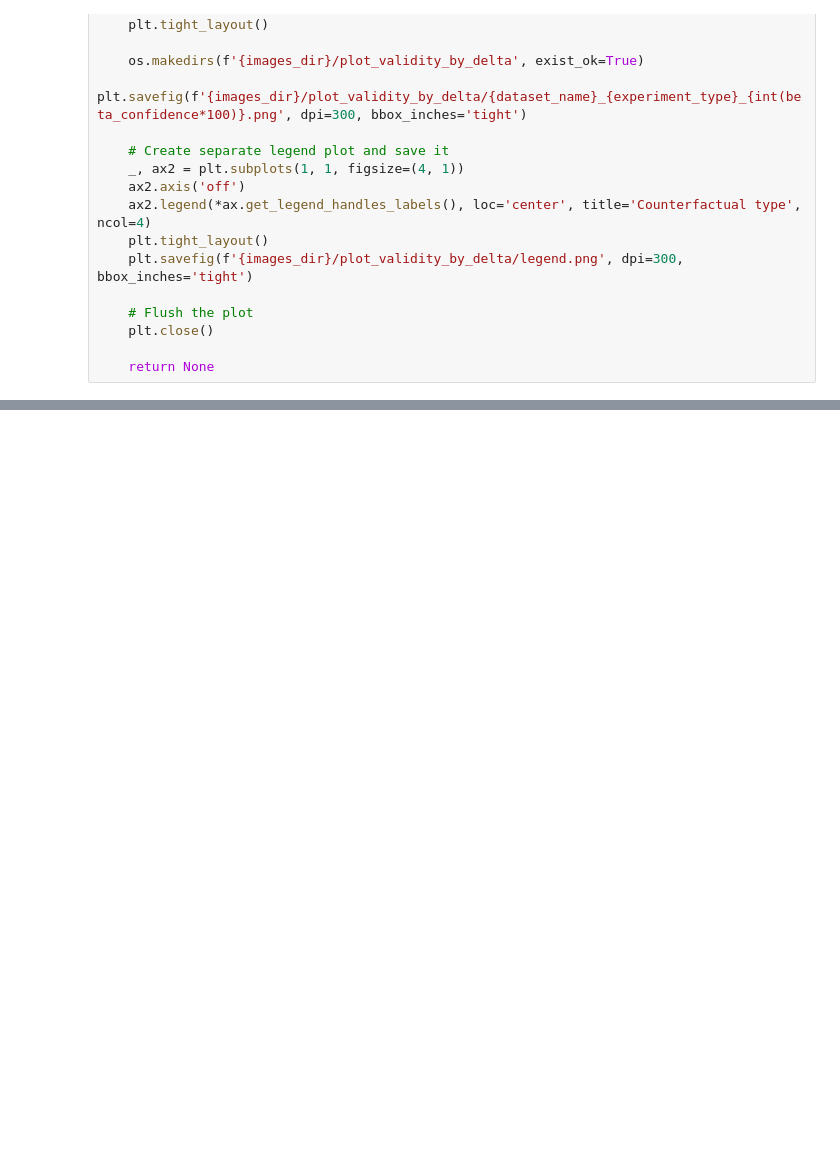
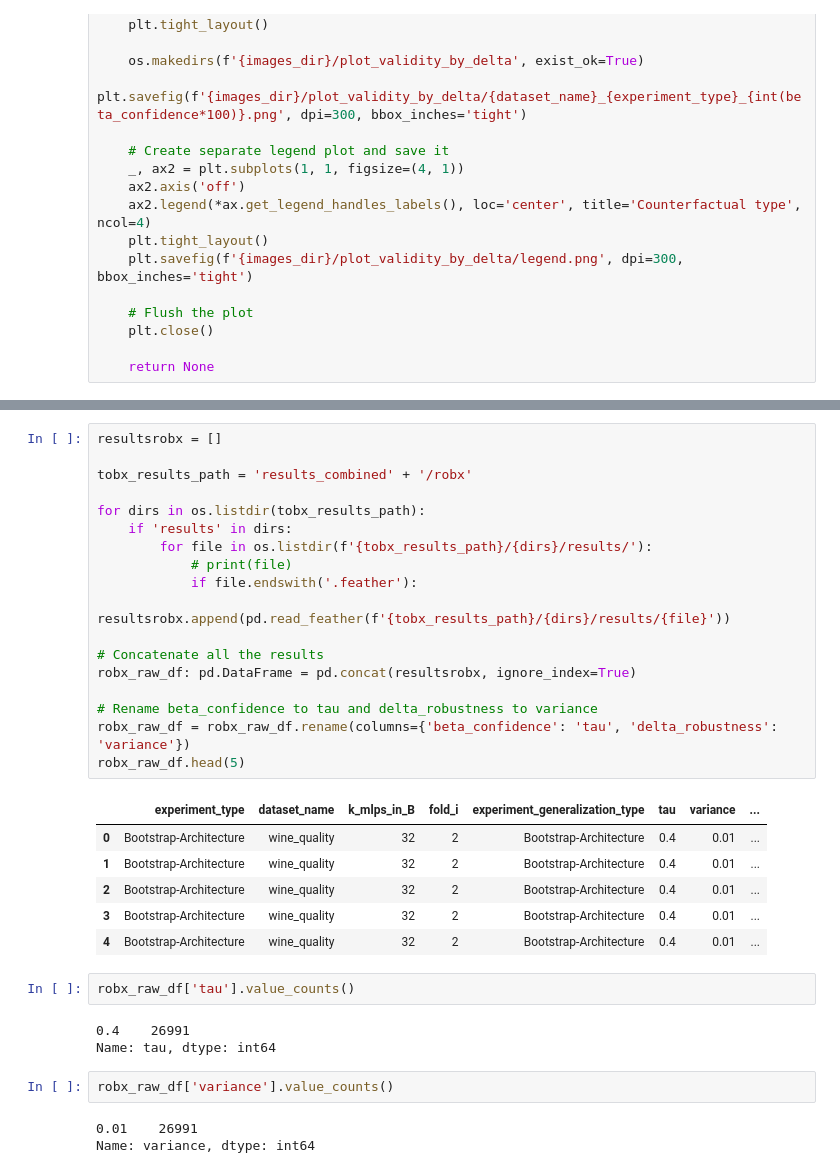
Before and after one commit to istepka/betarce, a Jupyter notebook: check.ipynb, the cells around one changed output, grey strips where cells are left out. Drawn from its saved outputs; the diff is of its cells as text; blank space fills up the shorter version.

```diff
--- a/check.ipynb
+++ b/check.ipynb
@@ -397,0 +433,35 @@ plt.savefig(f'{images_dir}/misc/validity_vs_mean_of_p_credible_interval.png', dp
+# %%
+resultsrobx = []
+
+tobx_results_path = 'results_combined' + '/robx'
+
+for dirs in os.listdir(tobx_results_path):
+    if 'results' in dirs:
+        for file in os.listdir(f'{tobx_results_path}/{dirs}/results/'):
+            # print(file)
+            if file.endswith('.feather'):
+                resultsrobx.append(pd.read_feather(f'{tobx_results_path}/{dirs}/results/{file}'))
+
+# Concatenate all the results
+robx_raw_df: pd.DataFrame = pd.concat(resultsrobx, ignore_index=True)
+
+# Rename beta_confidence to tau and delta_robustness to variance
+robx_raw_df = robx_raw_df.rename(columns={'beta_confidence': 'tau', 'delta_robustness': 'variance'})
+robx_raw_df.head(5)
+# %% [output]
+|  | experiment_type | dataset_name | k_mlps_in_B | fold_i | experiment_generalization_type | tau | variance | ... |
+| 0 | Bootstrap-Architecture | wine_quality | 32 | 2 | Bootstrap-Architecture | 0.4 | 0.01 | ... |
+| 1 | Bootstrap-Architecture | wine_quality | 32 | 2 | Bootstrap-Architecture | 0.4 | 0.01 | ... |
+| 2 | Bootstrap-Architecture | wine_quality | 32 | 2 | Bootstrap-Architecture | 0.4 | 0.01 | ... |
+| 3 | Bootstrap-Architecture | wine_quality | 32 | 2 | Bootstrap-Architecture | 0.4 | 0.01 | ... |
+| 4 | Bootstrap-Architecture | wine_quality | 32 | 2 | Bootstrap-Architecture | 0.4 | 0.01 | ... |
+# %%
+robx_raw_df['tau'].value_counts()
+# %% [output]
+0.4    26991
+Name: tau, dtype: int64
+# %%
+robx_raw_df['variance'].value_counts()
+# %% [output]
+0.01    26991
+Name: variance, dtype: int64
```
Also changed, not shown: parts of 15 cells of this notebook, 2 other files.
